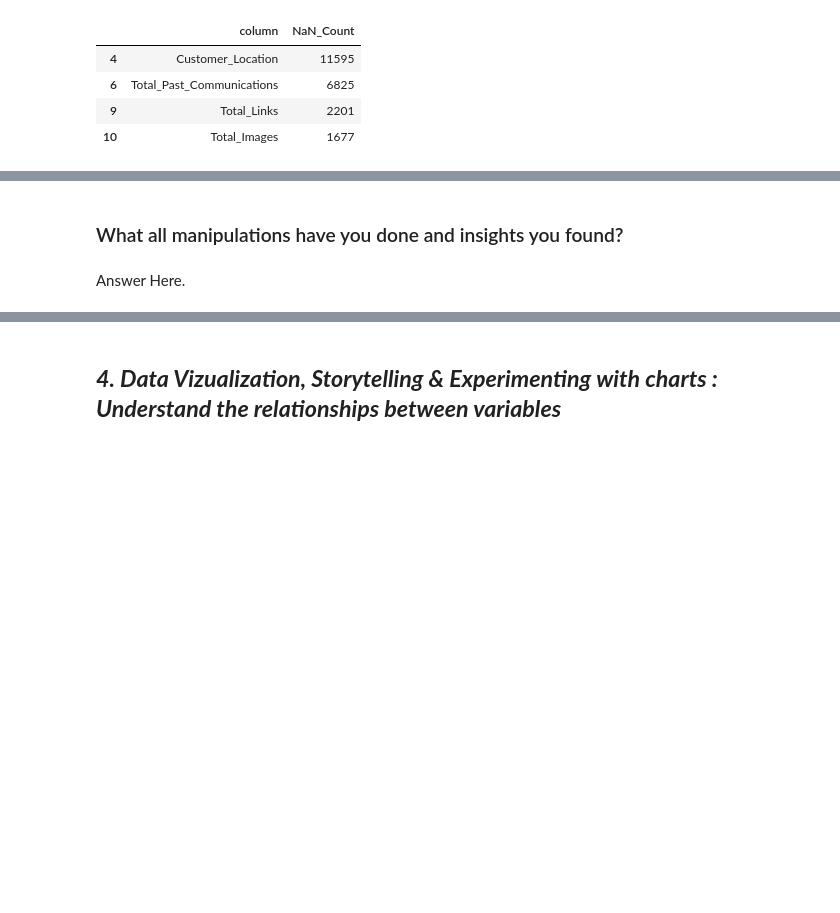
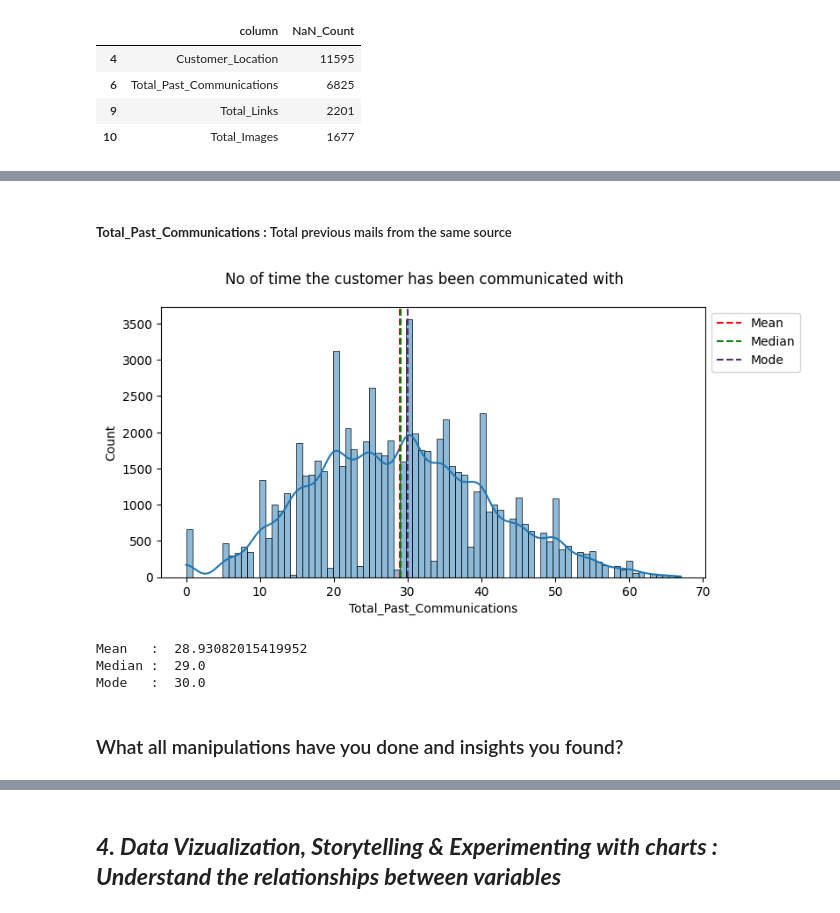
Before and after one commit to Bhushan0097/03.CAPSTONE.ML.Classification--Email-Campaign-Effectiveness-Prediction, a Jupyter notebook: Notebook/Email_Campaign_Effectiveness_Prediction.ipynb, the cells around one changed output, grey strips where cells are left out. Cells and saved outputs as stored; diff of their text form; code cells hidden in the pictures; blank space fills up the shorter version.

```diff
--- a/Notebook/Email_Campaign_Effectiveness_Prediction.ipynb
+++ b/Notebook/Email_Campaign_Effectiveness_Prediction.ipynb
@@ -325,4 +696,11 @@ missing_nan[missing_nan['NaN_Count']> 0]
+# %% [markdown]
+<h5> <b> Total_Past_Communications : </b> Total previous mails from the same source
+# %%
+dist_plot(Email_Df2['Total_Past_Communications'], 'No of time the customer has been communicated with' )
+# %% [output]
+[figure, added]
+Mean   :  28.93082015419952
+Median :  29.0
+Mode   :  30.0
 # %% [markdown]
 ### What all manipulations have you done and insights you found?
-# %% [markdown]
-Answer Here.
```
Also changed, not shown: parts of 51 cells of this notebook.
